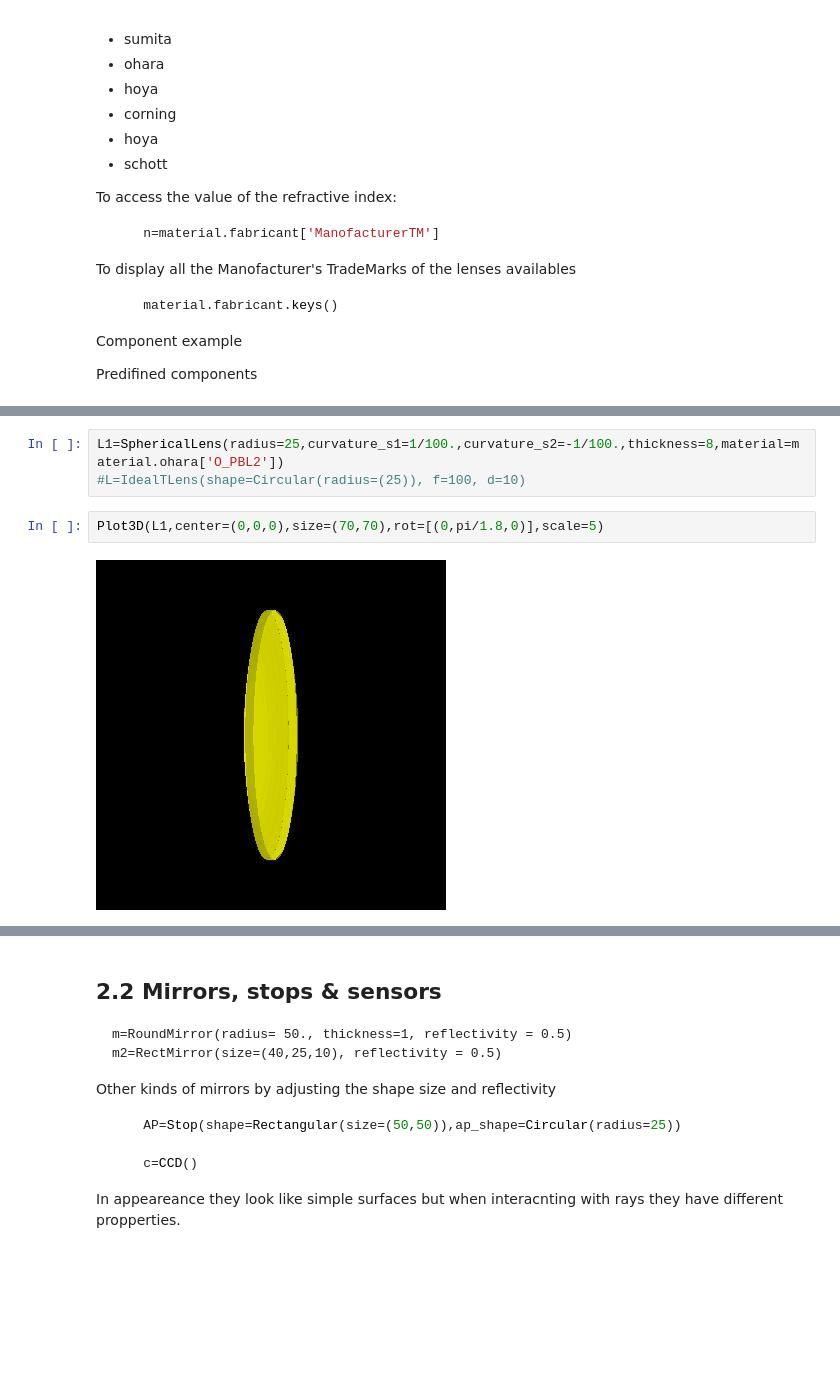
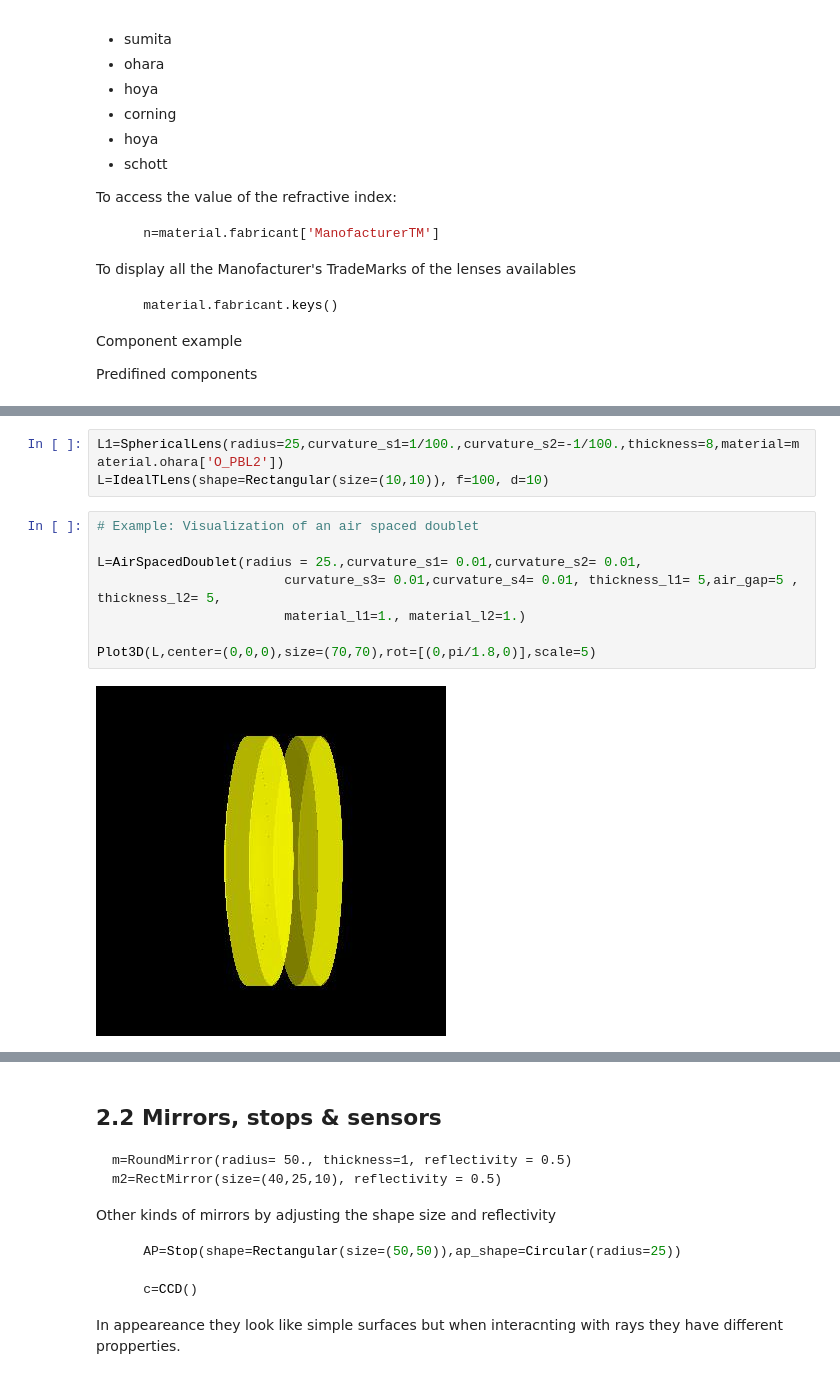
Before and after one commit to cihologramas/pyoptools, a Jupyter notebook: Tutorial.0.ipynb, the cells around one changed output, grey strips where cells are left out. Drawn from its saved outputs; the diff is of its cells as text; blank space fills up the shorter version.

```diff
--- a/Tutorial.0.ipynb
+++ b/Tutorial.0.ipynb
@@ -220,8 +258,14 @@ SphericalLens IdealLens, IdealTLens Comparision doublets and airspaced doublets
 # %%
 L1=SphericalLens(radius=25,curvature_s1=1/100.,curvature_s2=-1/100.,thickness=8,material=material.ohara['O_PBL2'])
-#L=IdealTLens(shape=Circular(radius=(25)), f=100, d=10)
+L=IdealTLens(shape=Rectangular(size=(10,10)), f=100, d=10)
-# %%
-Plot3D(L1,center=(0,0,0),size=(70,70),rot=[(0,pi/1.8,0)],scale=5)
-# %% [output]
-[figure, removed]
+# %%
+# Example: Visualization of an air spaced doublet
+
+L=AirSpacedDoublet(radius = 25.,curvature_s1= 0.01,curvature_s2= 0.01,
+                        curvature_s3= 0.01,curvature_s4= 0.01, thickness_l1= 5,air_gap=5 , thickness_l2= 5,
+                        material_l1=1., material_l2=1.)
+
+Plot3D(L,center=(0,0,0),size=(70,70),rot=[(0,pi/1.8,0)],scale=5)
+# %% [output]
+[figure, added]
 # %% [markdown]
```
Also changed, not shown: parts of 26 cells of this notebook, 1 other file.
